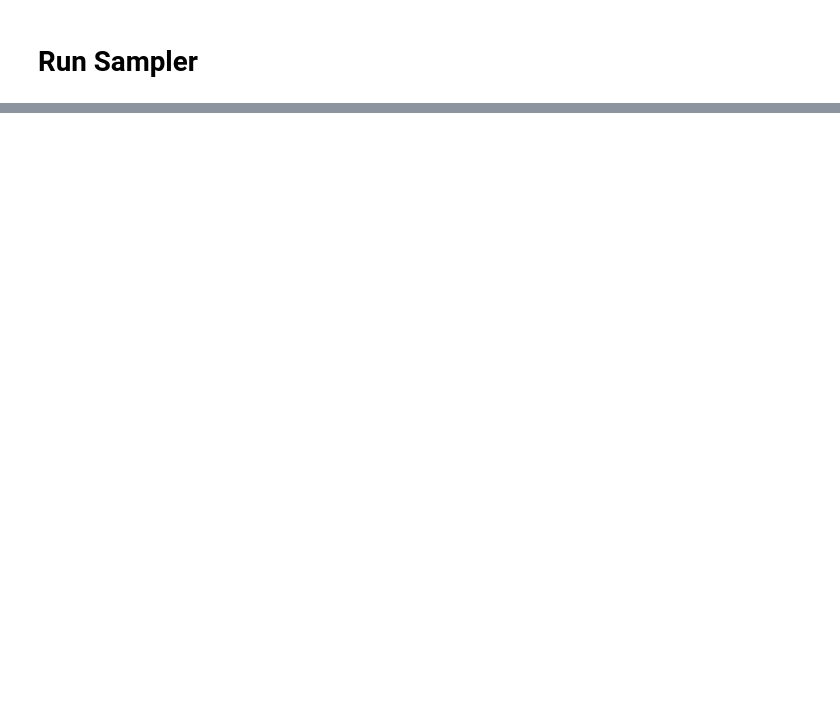
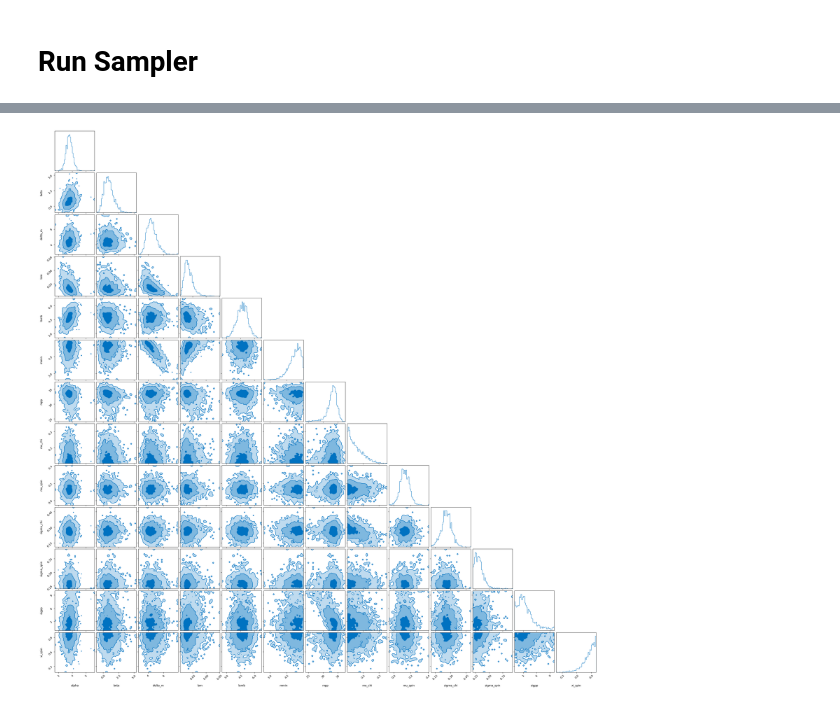
Before and after one commit to noahewolfe/tilts-and-kicks, a Jupyter notebook: code/explore/08-tgmm.ipynb, the cells around one changed output, grey strips where cells are left out. Drawn from its saved outputs; the diff is of its cells as text; code cells hidden in the pictures; blank space fills up the shorter version.

```diff
--- a/code/explore/08-tgmm.ipynb
+++ b/code/explore/08-tgmm.ipynb
@@ -249,0 +271,5 @@ samp.samples.to_csv("result_o4a_old_mass_model.csv")
+# %%
+fig = plot_corner(
+    samp.samples
+)
+# %% [output]
@@ -249,0 +277 @@ samp.samples.to_csv("result_o4a_old_mass_model.csv")
+[figure, added]
```
Also changed, not shown: parts of 6 cells of this notebook, 2 other files.
